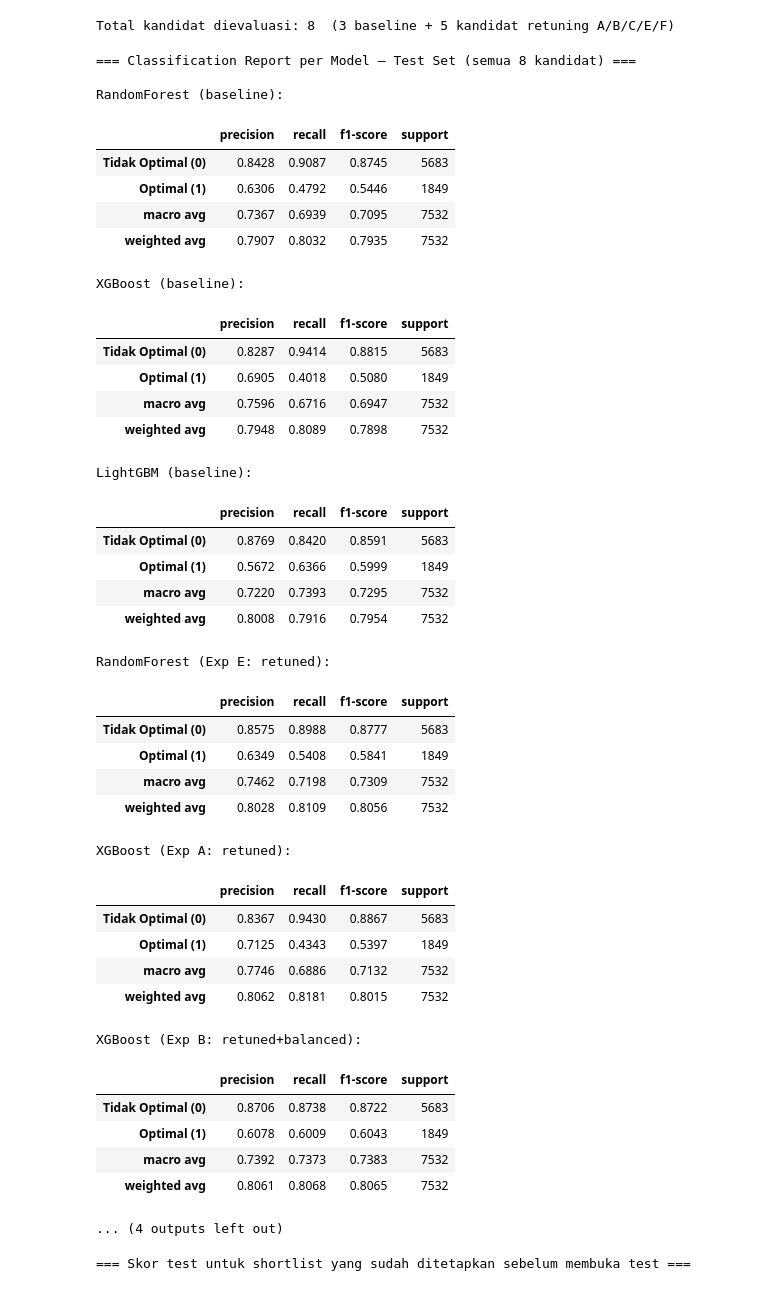
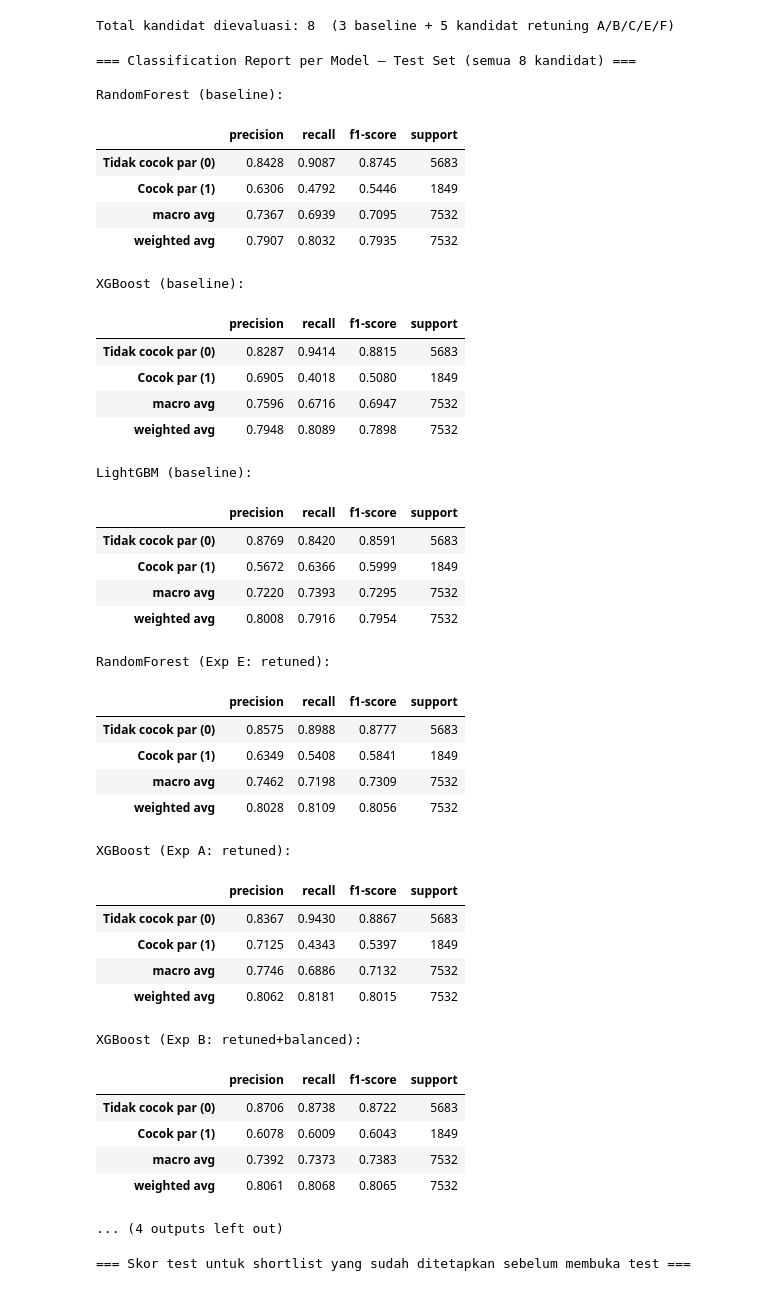
Before and after one commit to Cattelll/Bridge-Prediction, a Jupyter notebook: notebooks/08_final_evaluation.ipynb, the cells around one changed output. Cells and saved outputs as stored; diff of their text form; code cells hidden in the pictures.

```diff
--- a/notebooks/08_final_evaluation.ipynb
+++ b/notebooks/08_final_evaluation.ipynb
@@ -71,20 +73,25 @@ Fitur    : 174
 import joblib
 
 def load_model(filename):
-    # joblib.load membaca baik pickle biasa (baseline Notebook 05) maupun file
-    # joblib compress=3 (kandidat Notebook 07).
+    """Load a saved baseline or experiment candidate from MODEL_DIR."""
     return joblib.load(MODEL_DIR / filename)
 
-single_models = {
-    'RandomForest (baseline)':       load_model('randomforest.pkl'),
-    'XGBoost (baseline)':            load_model('xgboost.pkl'),
-    'LightGBM (baseline)':           load_model('lightgbm.pkl'),
-    'RandomForest (Exp E: retuned)':       load_model('randomforest_expE_retuned.pkl'),
-    'XGBoost (Exp A: retuned)':            load_model('xgboost_expA_default.pkl'),
-    'XGBoost (Exp B: retuned+balanced)':   load_model('xgboost_expB_balanced.pkl'),
-    'XGBoost (Exp F: soft-balanced)':      load_model('xgboost_expF_softbalance.pkl'),
-    'LightGBM (Exp C: retuned+balanced)':  load_model('lightgbm_expC_retuned.pkl'),
+baseline_models = {
+    'RandomForest (baseline)': load_model('randomforest.pkl'),
+    'XGBoost (baseline)': load_model('xgboost.pkl'),
+    'LightGBM (baseline)': load_model('lightgbm.pkl'),
 }
+
+candidate_models = {
+    'RandomForest (Exp E: retuned)': load_model('randomforest_expE_retuned.pkl'),
+    'XGBoost (Exp A: retuned)': load_model('xgboost_expA_default.pkl'),
+    'XGBoost (Exp B: retuned+balanced)': load_model('xgboost_expB_balanced.pkl'),
+    'XGBoost (Exp F: soft-balanced)': load_model('xgboost_expF_softbalance.pkl'),
+    'LightGBM (Exp C: retuned+balanced)': load_model('lightgbm_expC_retuned.pkl'),
+}
+
+single_models = {**baseline_models, **candidate_models}
+print(f'Model dimuat: {len(single_models)} ({len(baseline_models)} baseline + {len(candidate_models)} kandidat)')
 for name in single_models:
-    print(f'  Loaded: {name}')
+    print(f'  - {name}')
 # %% [output]
@@ -118,53 +126,53 @@ Total kandidat dievaluasi: 8  (3 baseline + 5 kandidat retuning A/B/C/E/F)
 # %%
 def report_to_df(report_dict):
     """sklearn classification_report(output_dict=True) -> DataFrame (skip
     the scalar 'accuracy' key; that's already shown in the comparison table)."""
     rows = {k: v for k, v in report_dict.items() if isinstance(v, dict)}
     df = pd.DataFrame(rows).T
     df['support'] = df['support'].astype(int)
-    return df.rename(index={'0': 'Tidak Optimal (0)', '1': 'Optimal (1)'})
+    return df.rename(index={'0': 'Tidak cocok par (0)', '1': 'Cocok par (1)'})
 
 print('=== Classification Report per Model — Test Set (semua 8 kandidat) ===')
 for res in all_results:
     print(f'\n{res["model"]}:')
     display(report_to_df(res['per_class_report']).round(4))
 # %% [output]
 === Classification Report per Model — Test Set (semua 8 kandidat) ===
 
 RandomForest (baseline):
 |  | precision | recall | f1-score | support |
-| Tidak Optimal (0) | 0.8428 | 0.9087 | 0.8745 | 5683 |
-| Optimal (1) | 0.6306 | 0.4792 | 0.5446 | 1849 |
+| Tidak cocok par (0) | 0.8428 | 0.9087 | 0.8745 | 5683 |
+| Cocok par (1) | 0.6306 | 0.4792 | 0.5446 | 1849 |
 | macro avg | 0.7367 | 0.6939 | 0.7095 | 7532 |
 | weighted avg | 0.7907 | 0.8032 | 0.7935 | 7532 |
 XGBoost (baseline):
 |  | precision | recall | f1-score | support |
-| Tidak Optimal (0) | 0.8287 | 0.9414 | 0.8815 | 5683 |
-| Optimal (1) | 0.6905 | 0.4018 | 0.5080 | 1849 |
+| Tidak cocok par (0) | 0.8287 | 0.9414 | 0.8815 | 5683 |
+| Cocok par (1) | 0.6905 | 0.4018 | 0.5080 | 1849 |
 | macro avg | 0.7596 | 0.6716 | 0.6947 | 7532 |
 | weighted avg | 0.7948 | 0.8089 | 0.7898 | 7532 |
 LightGBM (baseline):
 |  | precision | recall | f1-score | support |
-| Tidak Optimal (0) | 0.8769 | 0.8420 | 0.8591 | 5683 |
-| Optimal (1) | 0.5672 | 0.6366 | 0.5999 | 1849 |
+| Tidak cocok par (0) | 0.8769 | 0.8420 | 0.8591 | 5683 |
+| Cocok par (1) | 0.5672 | 0.6366 | 0.5999 | 1849 |
 | macro avg | 0.7220 | 0.7393 | 0.7295 | 7532 |
 | weighted avg | 0.8008 | 0.7916 | 0.7954 | 7532 |
 RandomForest (Exp E: retuned):
 |  | precision | recall | f1-score | support |
-| Tidak Optimal (0) | 0.8575 | 0.8988 | 0.8777 | 5683 |
-| Optimal (1) | 0.6349 | 0.5408 | 0.5841 | 1849 |
+| Tidak cocok par (0) | 0.8575 | 0.8988 | 0.8777 | 5683 |
+| Cocok par (1) | 0.6349 | 0.5408 | 0.5841 | 1849 |
 | macro avg | 0.7462 | 0.7198 | 0.7309 | 7532 |
 | weighted avg | 0.8028 | 0.8109 | 0.8056 | 7532 |
 XGBoost (Exp A: retuned):
 |  | precision | recall | f1-score | support |
-| Tidak Optimal (0) | 0.8367 | 0.9430 | 0.8867 | 5683 |
-| Optimal (1) | 0.7125 | 0.4343 | 0.5397 | 1849 |
+| Tidak cocok par (0) | 0.8367 | 0.9430 | 0.8867 | 5683 |
+| Cocok par (1) | 0.7125 | 0.4343 | 0.5397 | 1849 |
 | macro avg | 0.7746 | 0.6886 | 0.7132 | 7532 |
 | weighted avg | 0.8062 | 0.8181 | 0.8015 | 7532 |
 XGBoost (Exp B: retuned+balanced):
 |  | precision | recall | f1-score | support |
-| Tidak Optimal (0) | 0.8706 | 0.8738 | 0.8722 | 5683 |
-| Optimal (1) | 0.6078 | 0.6009 | 0.6043 | 1849 |
+| Tidak cocok par (0) | 0.8706 | 0.8738 | 0.8722 | 5683 |
+| Cocok par (1) | 0.6078 | 0.6009 | 0.6043 | 1849 |
 | macro avg | 0.7392 | 0.7373 | 0.7383 | 7532 |
 | weighted avg | 0.8061 | 0.8068 | 0.8065 | 7532 |
 ... (4 outputs left out)
```
Also changed, not shown: parts of 4 cells of this notebook, 2 other files.
